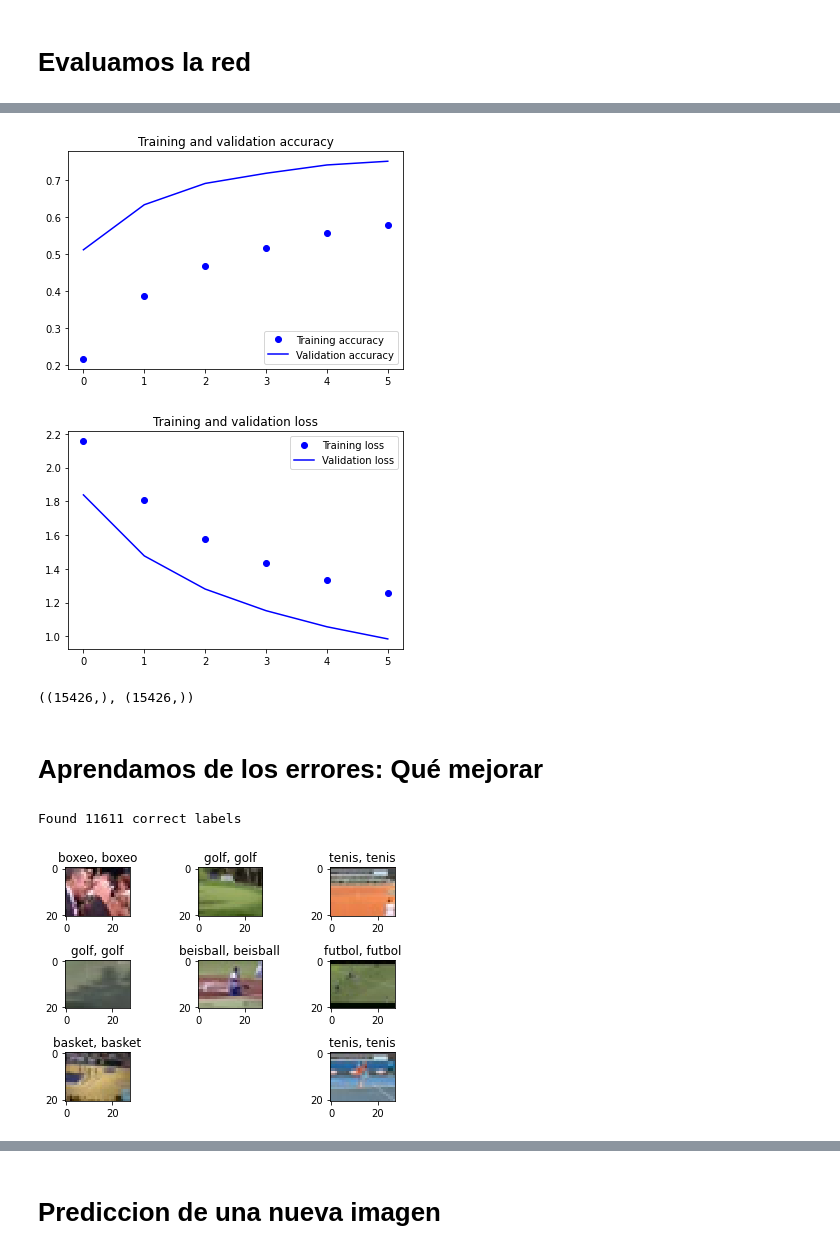
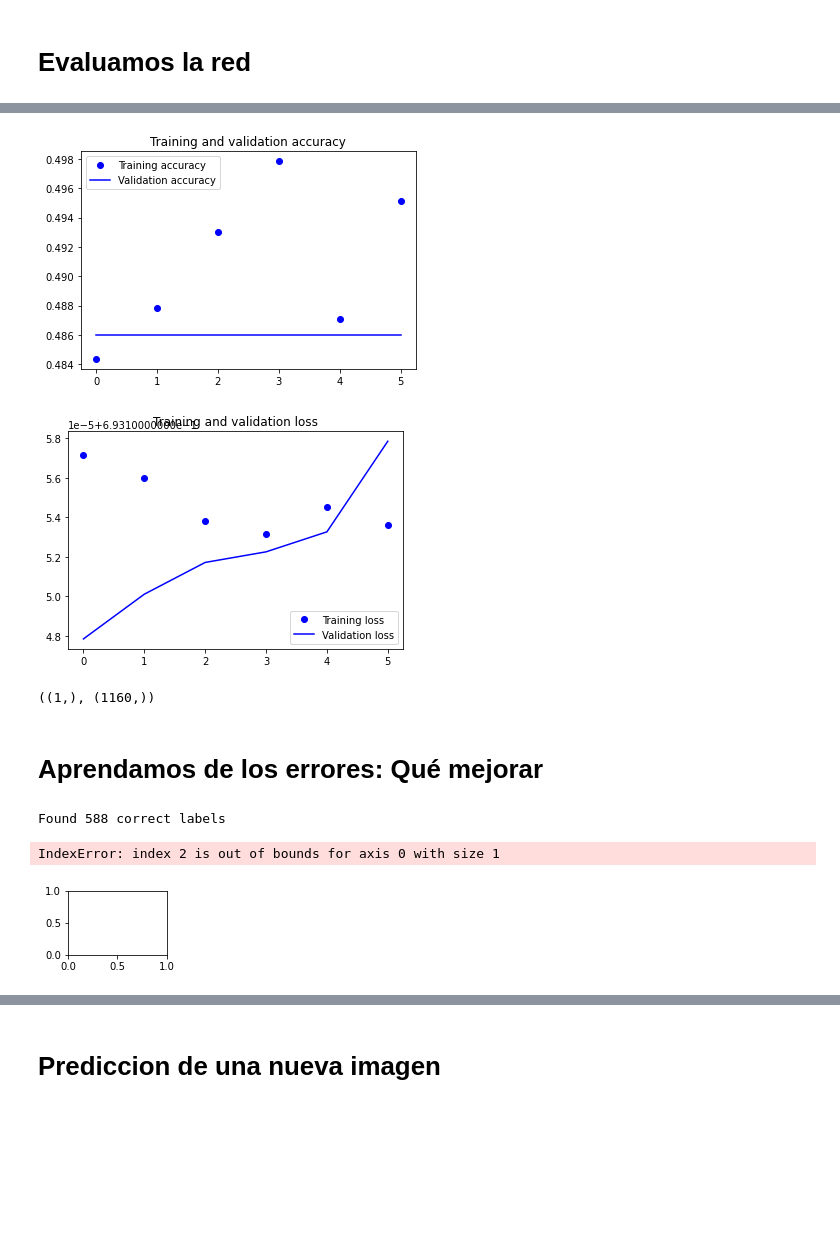
Before and after one commit to jicDev/tfg, a Jupyter notebook: src/poc/training_and_test_CNN.ipynb, the cells around one changed output, grey strips where cells are left out. Drawn from its saved outputs; the diff is of its cells as text; code cells hidden in the pictures; blank space fills up the shorter version.

Commit message:
Se agrega test de novia de Juan. Se hicieron toquen en prediccion y me parece que voy a tener que volver a versión anterior.

```diff
--- a/src/poc/training_and_test_CNN.ipynb
+++ b/src/poc/training_and_test_CNN.ipynb
@@ -44,7 +44,7 @@ print("leyendo imagenes de ",imgpath)
 
 for root, dirnames, filenames in os.walk(imgpath):
     for filename in filenames:
-        if re.search("\.(png)$", filename):
+        if re.search("\.(png|bm)$", filename):
             cant=cant+1
             filepath = os.path.join(root, filename)
             image = plt.imread(filepath)
@@ -63,5 +63,5 @@ dircount = dircount[1:]
 dircount[0]=dircount[0]+1
 print('Directorios leidos:',len(directories))
 print("Imagenes en cada directorio", dircount)
-print('Suma Total de imagenes en subdirs:',sum(dircount))
+print('suma Total de imagenes en subdirs:',sum(dircount))
 # %% [output]
@@ -180,11 +164,11 @@ print(train_X.shape,valid_X.shape,train_label.shape,valid_label.shape)
 # %%
 #declaramos variables con los parámetros de configuración de la red
 INIT_LR = 1e-3 # Valor inicial de learning rate. El valor 1e-3 corresponde con 0.001
-epochs = 6 # Cantidad de iteraciones completas al conjunto de imagenes de entrenamiento
+epochs = 10 # Cantidad de iteraciones completas al conjunto de imagenes de entrenamiento
 batch_size = 64 # cantidad de imágenes que se toman a la vez en memoria
 # %%
 sport_model = Sequential()
-sport_model.add(Conv2D(32, kernel_size=(3, 3),activation='linear',padding='same',input_shape=(54,55,3))) #Height Width and 1 if black and white or 3 if RGB (color). Original values 21,28,3
+sport_model.add(Conv2D(32, kernel_size=(1, 1),activation='linear',padding='same',input_shape=(54,55,4))) #Height Width and 1 if black and white or 3 if RGB (color). Original values 21,28,3
 sport_model.add(LeakyReLU(alpha=0.1))
 sport_model.add(MaxPooling2D((2, 2),padding='same'))
 sport_model.add(Dropout(0.5))
@@ -269,8 +261,8 @@ plt.title('Training and validation loss')
 plt.legend()
 plt.show()
 # %% [output]
-[figure, old version]
+[figure, new version]
-[figure, old version]
+[figure, new version]
 # %%
 predicted_classes2 = sport_model.predict(test_X)
 # %%
@@ -281,22 +273,23 @@ predicted_classes=np.array(predicted_classes)
 # %%
 predicted_classes.shape, test_Y.shape
 # %% [output]
-((15426,), (15426,))
+((1,), (1160,))
 # %% [markdown]
 # Aprendamos de los errores: Qué mejorar
 # %%
 correct = np.where(predicted_classes==test_Y)[0]
 print("Found %d correct labels" % len(correct))
 for i, correct in enumerate(correct[0:9]):
     plt.subplot(3,3,i+1)
-    plt.imshow(test_X[correct].reshape(21,28,3), cmap='gray', interpolation='none')
+    plt.imshow(test_X[correct].reshape(54,55,3), cmap='gray', interpolation='none')
     plt.title("{}, {}".format(deportes[predicted_classes[correct]],
                                                     deportes[test_Y[correct]]))
 
     plt.tight_layout()
 # %% [output]
-Found 11611 correct labels
+Found 588 correct labels
+IndexError: index 2 is out of bounds for axis 0 with size 1
-[figure, old version]
+[figure, new version]
 # %%
 incorrect = np.where(predicted_classes!=test_Y)[0]
 print("Found %d incorrect labels" % len(incorrect))
```
Also changed, not shown: parts of 16 cells of this notebook, 9 other files.
